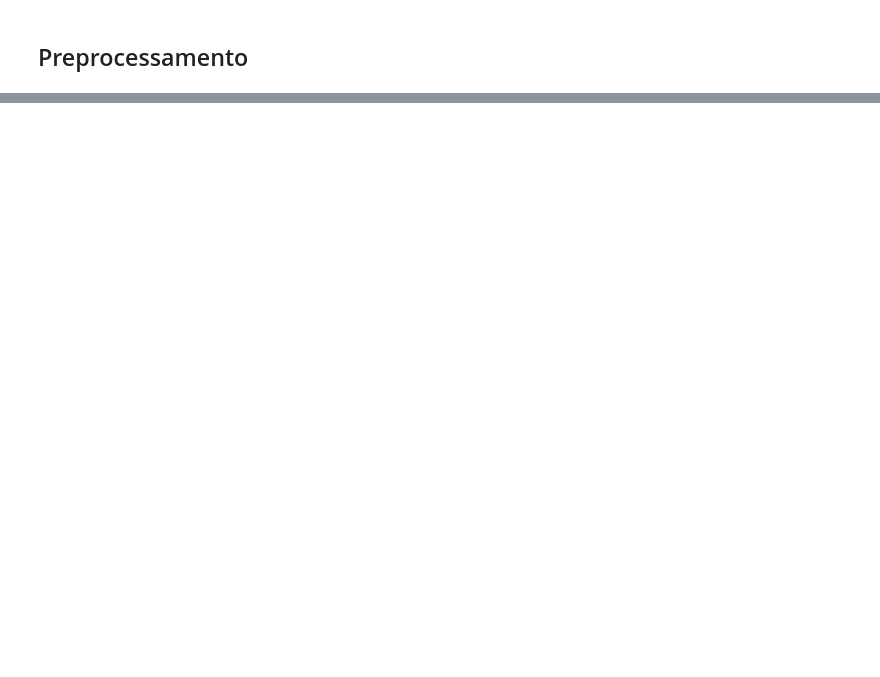
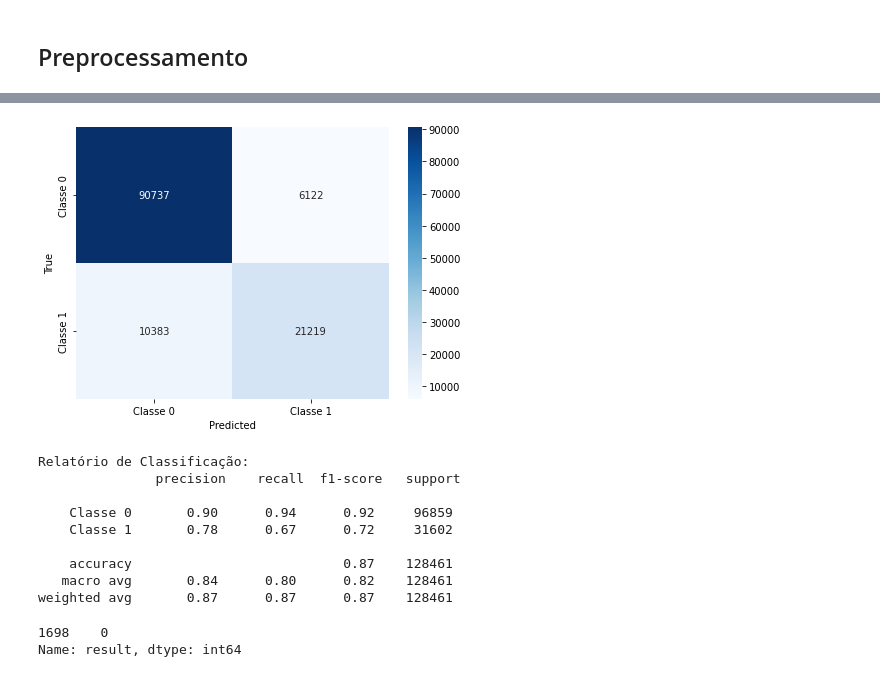
Before and after one commit to nathancarlos22/eo-fut-live, a Jupyter notebook: src/model-automl.ipynb, the cells around one changed output, grey strips where cells are left out. Saved outputs shown, nothing was run; the diff lists cells and outputs as text; code cells hidden in the pictures; blank space fills up the shorter version.

```diff
--- a/src/model-automl.ipynb
+++ b/src/model-automl.ipynb
@@ -171,36 +212,47 @@ weighted avg       0.86      0.86      0.86    128461
 # %%
-# # Fazendo previsões
-# y_pred = xgb_model.predict(X_test)
-# y_pred_prob = xgb_model.predict_proba(X_test)[:, 1]
+# Fazendo previsões
+y_pred = xgb_model.predict(X_test)
+y_pred_prob = xgb_model.predict_proba(X_test)[:, 1]
 
-# # # Curva ROC
-# # fpr, tpr, thresholds = roc_curve(y_test, y_pred_prob)
-# # roc_auc = auc(fpr, tpr)
+# # Curva ROC
+# fpr, tpr, thresholds = roc_curve(y_test, y_pred_prob)
+# roc_auc = auc(fpr, tpr)
 
-# # # Visualizando a curva ROC
-# # plt.figure()
-# # plt.plot(fpr, tpr, color='darkorange', lw=2, label='ROC curve (area = %0.2f)' % roc_auc)
-# # plt.plot([0, 1], [0, 1], color='navy', lw=2, linestyle='--')
-# # plt.xlim([0.0, 1.0])
-# # plt.ylim([0.0, 1.05])
-# # plt.xlabel('False Positive Rate')
-# # plt.ylabel('True Positive Rate')
-# # plt.title('Receiver Operating Characteristic')
-# # plt.legend(loc="lower right")
-# # plt.show()
-
-# # Matriz de Confusão
-# cm = confusion_matrix(y_test, y_pred)
-
-# # Visualizando a matriz de confusão
-# plt.figure(figsize=(7, 5))
-# sns.heatmap(cm, annot=True, fmt='g', cmap='Blues', xticklabels=['Classe 0', 'Classe 1'], yticklabels=['Classe 0', 'Classe 1'])
-# plt.xlabel('Predicted')
-# plt.ylabel('True')
+# # Visualizando a curva ROC
+# plt.figure()
+# plt.plot(fpr, tpr, color='darkorange', lw=2, label='ROC curve (area = %0.2f)' % roc_auc)
+# plt.plot([0, 1], [0, 1], color='navy', lw=2, linestyle='--')
+# plt.xlim([0.0, 1.0])
+# plt.ylim([0.0, 1.05])
+# plt.xlabel('False Positive Rate')
+# plt.ylabel('True Positive Rate')
+# plt.title('Receiver Operating Characteristic')
+# plt.legend(loc="lower right")
 # plt.show()
 
-# # Relatório de Classificação
-# print("Relatório de Classificação:\n", classification_report(y_test, y_pred, target_names=['Classe 0', 'Classe 1']))
+# Matriz de Confusão
+cm = confusion_matrix(y_test, y_pred)
+
+# Visualizando a matriz de confusão
+plt.figure(figsize=(7, 5))
+sns.heatmap(cm, annot=True, fmt='g', cmap='Blues', xticklabels=['Classe 0', 'Classe 1'], yticklabels=['Classe 0', 'Classe 1'])
+plt.xlabel('Predicted')
+plt.ylabel('True')
+plt.show()
+
+# Relatório de Classificação
+print("Relatório de Classificação:\n", classification_report(y_test, y_pred, target_names=['Classe 0', 'Classe 1']))
+# %% [output]
+[figure, added]
+Relatório de Classificação:
+               precision    recall  f1-score   support
+
+    Classe 0       0.90      0.94      0.92     96859
+    Classe 1       0.78      0.67      0.72     31602
+
+    accuracy                           0.87    128461
+   macro avg       0.84      0.80      0.82    128461
+weighted avg       0.87      0.87      0.87    128461
 # %%
 
 
@@ -243,6 +295,9 @@ weighted avg       0.86      0.86      0.86    128461
 # best_xgb = XGBClassifier(**best_parameters)
 # best_xgb.fit(X_train, y_train)
 # %%
-# df.head(1699).tail(1)['result']
+df['result'].head(1699).tail(1)
+# %% [output]
+1698    0
+Name: result, dtype: int64
 # %%
 # model_Automl = pickle.load(open('../models/tpot_model.pkl', 'rb'))
```
Also changed, not shown: parts of 7 cells of this notebook, 7 other files.
